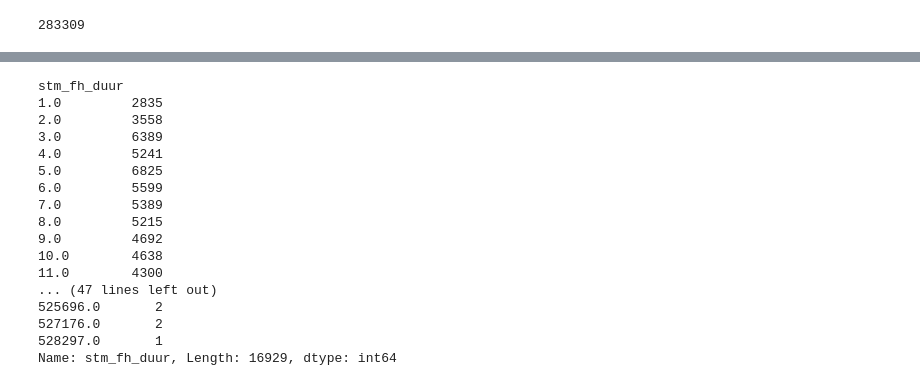
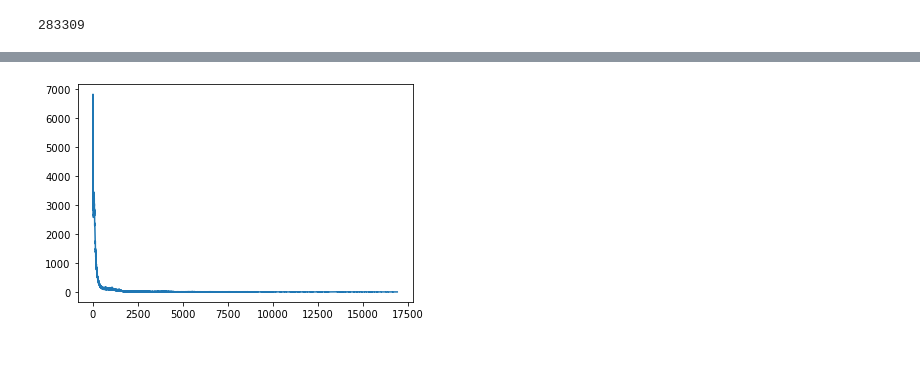
Before and after one commit to AmaryllisLee/DDB_Prorail, a Jupyter notebook: project_ProRail.ipynb, the cells around one changed output, grey strips where cells are left out. Cells and saved outputs as stored; diff of their text form; code cells hidden in the pictures; blank space fills up the shorter version.

```diff
--- a/project_ProRail.ipynb
+++ b/project_ProRail.ipynb
@@ -471,28 +487,8 @@ df2['stm_fh_duur'][df2['stm_fh_duur']<= 30].count()
 # %%
-n = df2['stm_fh_duur'][df2['stm_fh_duur']>0.0].groupby(df['stm_fh_duur']).count()
-n
-#[df2['stm_fh_duur']>0.0])
-#x = range(0, 3500)
-#y = n
-#plt.plot(x,y)
-#plt.show()
-#reparatietijden  = pd.Series(df2['stm_fh_duur'][df2['stm_fh_duur']>0.0])
-#df2['stm_fh_duur'].value_counts().reset_index()
+n = df2['stm_fh_duur'][df2['stm_fh_duur']>0.0].groupby(df2['stm_fh_duur']).count()
+x = range(0, 16929)
+y = n
+plt.plot(x, y)
+plt.show()
 # %% [output]
-stm_fh_duur
-1.0         2835
-2.0         3558
-3.0         6389
-4.0         5241
-5.0         6825
-6.0         5599
-7.0         5389
-8.0         5215
-9.0         4692
-10.0        4638
-11.0        4300
-... (47 lines left out)
-525696.0       2
-527176.0       2
-528297.0       1
-Name: stm_fh_duur, Length: 16929, dtype: int64
+[figure, added]
```
Also changed, not shown: parts of 10 cells of this notebook.
